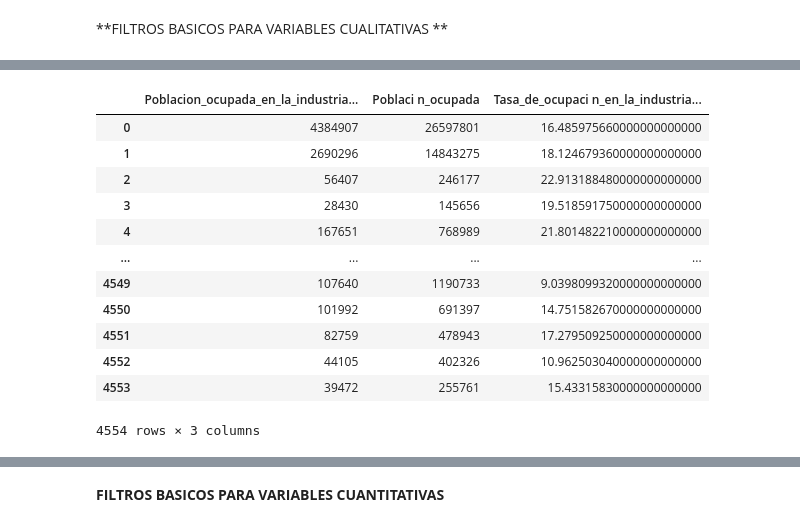
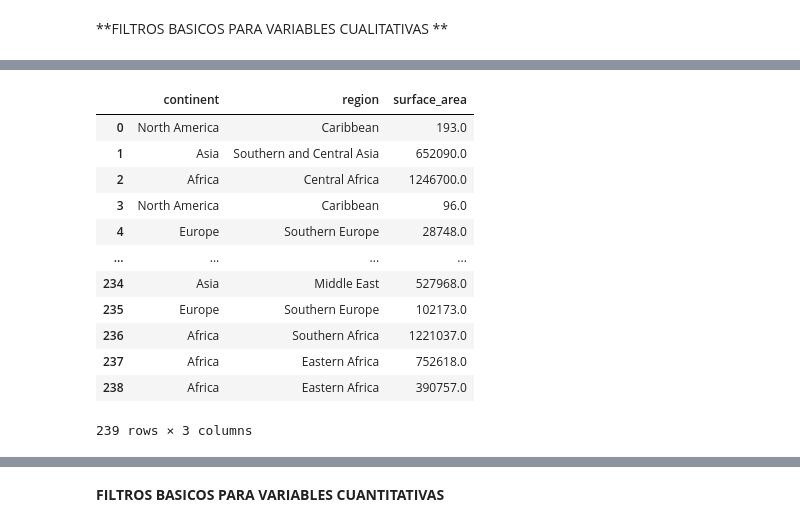
Before and after one commit to PabloGP10/Extracci-n-de-Datos, a Jupyter notebook: 1_Extracción_Datos1_1.ipynb, the cells around one changed output, grey strips where cells are left out. Cells and saved outputs as stored; diff of their text form; code cells hidden in the pictures.

```diff
--- a/1_Extracción_Datos1_1.ipynb
+++ b/1_Extracción_Datos1_1.ipynb
@@ -13,8 +13,8 @@ from google.colab import files
 files.upload()
 # %%
 #Convertir en dataframe
-df= pd.read_csv("file.csv")
-#df
+df= pd.read_csv("CountryTable.csv")
+df
 # %%
 #Imprimimos las primeras filas o registros del Dataframe
 df.head(5)
@@ -58,19 +85,19 @@ filtro2
 # %%
 #Filtro por columnas
-filtro3=df.iloc[ : , 4:7]
+filtro3=df.iloc[ : , 2:5]
 #filtro3=df.iloc[ : , [1,4,6]]  #columnas no consecutivas
 filtro3
 # %% [output]
-|  | Poblacion_ocupada_en_la_industria... | Poblaci n_ocupada | Tasa_de_ocupaci n_en_la_industria... |
-| 0 | 4384907 | 26597801 | 16.485975660000000000000 |
-| 1 | 2690296 | 14843275 | 18.124679360000000000000 |
-| 2 | 56407 | 246177 | 22.913188480000000000000 |
-| 3 | 28430 | 145656 | 19.518591750000000000000 |
-| 4 | 167651 | 768989 | 21.801482210000000000000 |
+|  | continent | region | surface_area |
+| 0 | North America | Caribbean | 193.0 |
+| 1 | Asia | Southern and Central Asia | 652090.0 |
+| 2 | Africa | Central Africa | 1246700.0 |
+| 3 | North America | Caribbean | 96.0 |
+| 4 | Europe | Southern Europe | 28748.0 |
 | ... | ... | ... | ... |
-| 4549 | 107640 | 1190733 | 9.0398099320000000000000 |
-| 4550 | 101992 | 691397 | 14.751582670000000000000 |
-| 4551 | 82759 | 478943 | 17.279509250000000000000 |
-| 4552 | 44105 | 402326 | 10.962503040000000000000 |
-| 4553 | 39472 | 255761 | 15.43315830000000000000 |
+| 234 | Asia | Middle East | 527968.0 |
+| 235 | Europe | Southern Europe | 102173.0 |
+| 236 | Africa | Southern Africa | 1221037.0 |
+| 237 | Africa | Eastern Africa | 752618.0 |
+| 238 | Africa | Eastern Africa | 390757.0 |
-4554 rows × 3 columns
+239 rows × 3 columns
```
Also changed, not shown: parts of 27 cells of this notebook.
